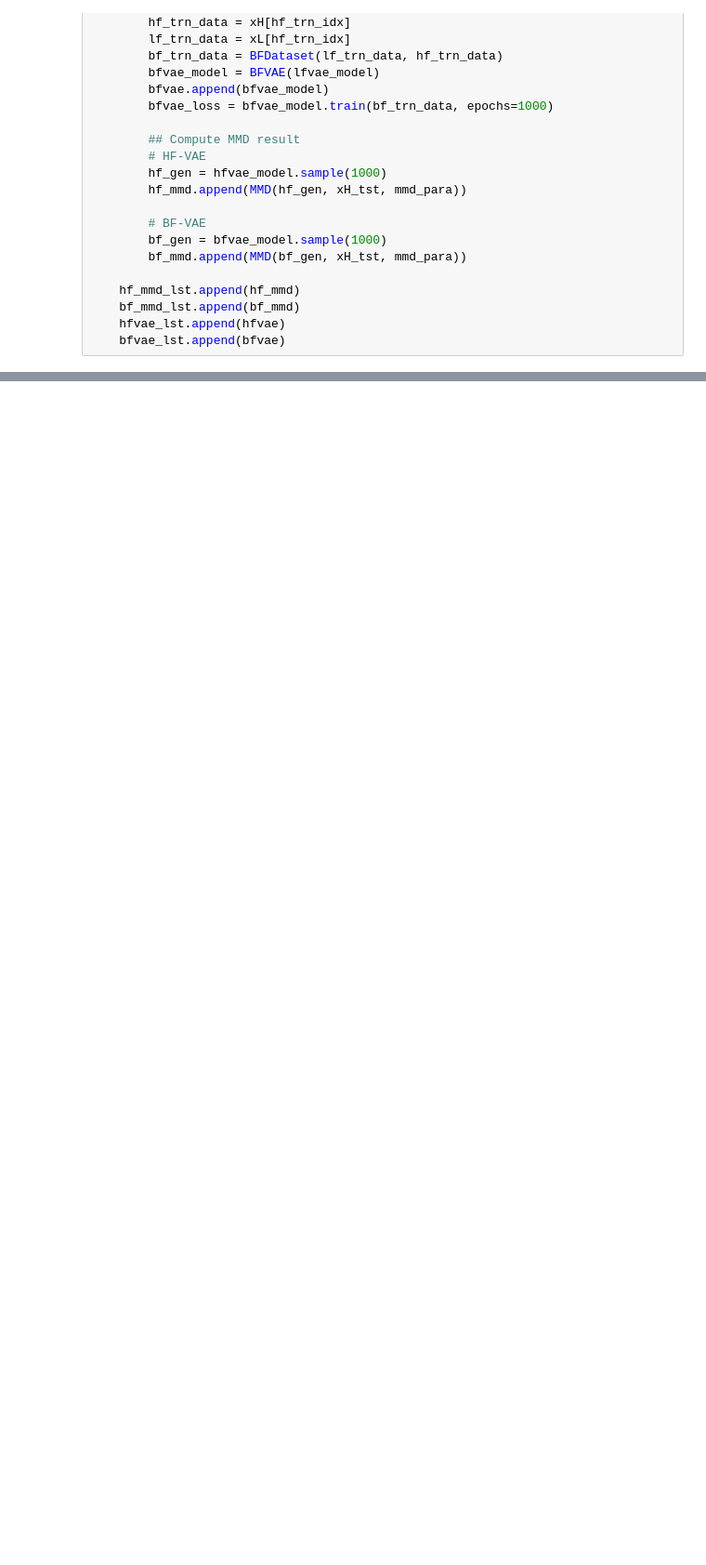
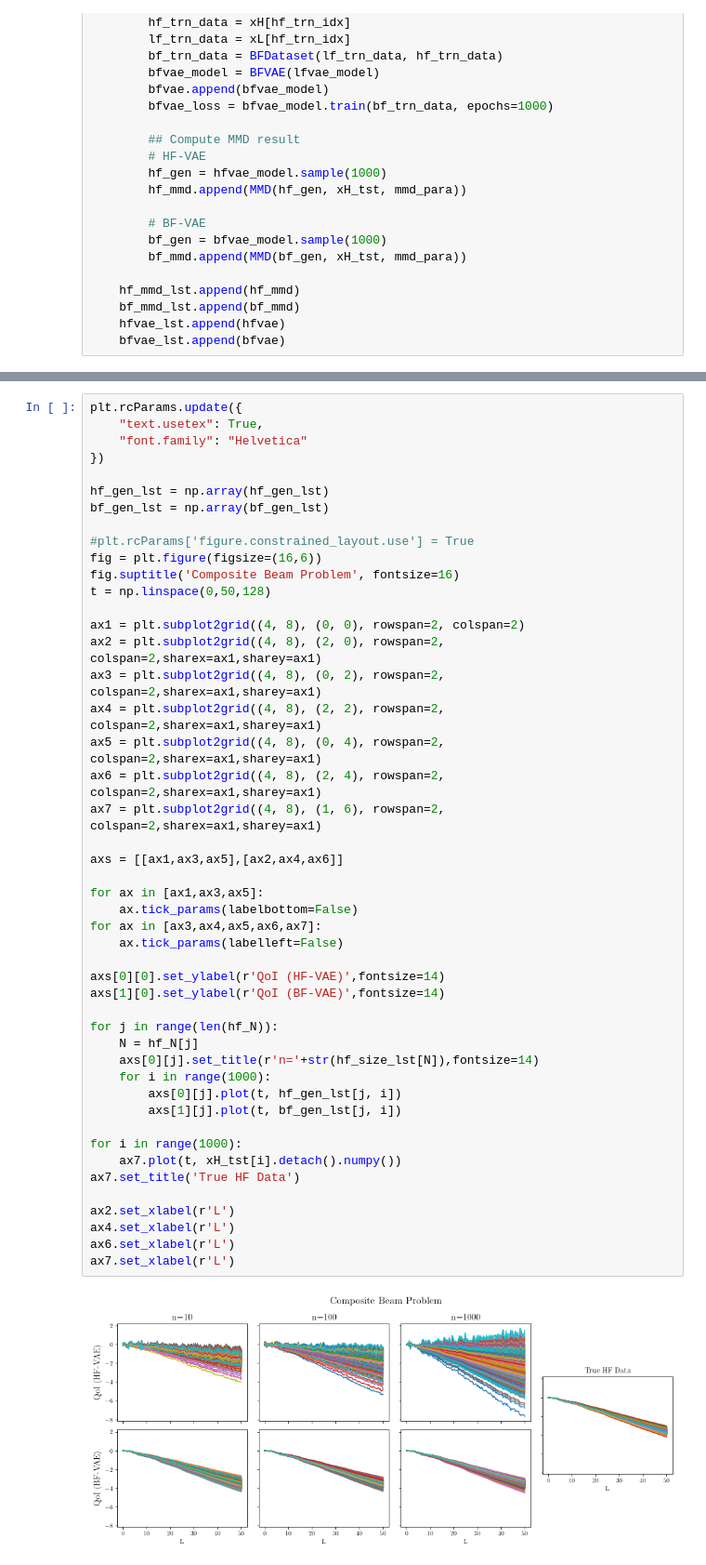
Before and after one commit to CU-UQ/Bi-fidelity-VAE, a Jupyter notebook: BF-VAE-beam.ipynb, the cells around one changed output, grey strips where cells are left out. Shown at 93% size. Saved outputs shown, nothing was run; the diff lists cells and outputs as text; blank space fills up the shorter version.

```diff
--- a/BF-VAE-beam.ipynb
+++ b/BF-VAE-beam.ipynb
@@ -111,0 +112,49 @@ for j in range(len(hf_N)):
+# %%
+plt.rcParams.update({
+    "text.usetex": True,
+    "font.family": "Helvetica"
+})
+
+hf_gen_lst = np.array(hf_gen_lst)
+bf_gen_lst = np.array(bf_gen_lst)
+
+#plt.rcParams['figure.constrained_layout.use'] = True
+fig = plt.figure(figsize=(16,6))
+fig.suptitle('Composite Beam Problem', fontsize=16)
+t = np.linspace(0,50,128)
+
+ax1 = plt.subplot2grid((4, 8), (0, 0), rowspan=2, colspan=2)
+ax2 = plt.subplot2grid((4, 8), (2, 0), rowspan=2, colspan=2,sharex=ax1,sharey=ax1)
+ax3 = plt.subplot2grid((4, 8), (0, 2), rowspan=2, colspan=2,sharex=ax1,sharey=ax1)
+ax4 = plt.subplot2grid((4, 8), (2, 2), rowspan=2, colspan=2,sharex=ax1,sharey=ax1)
+ax5 = plt.subplot2grid((4, 8), (0, 4), rowspan=2, colspan=2,sharex=ax1,sharey=ax1)
+ax6 = plt.subplot2grid((4, 8), (2, 4), rowspan=2, colspan=2,sharex=ax1,sharey=ax1)
+ax7 = plt.subplot2grid((4, 8), (1, 6), rowspan=2, colspan=2,sharex=ax1,sharey=ax1)
+
+axs = [[ax1,ax3,ax5],[ax2,ax4,ax6]]
+
+for ax in [ax1,ax3,ax5]:
+    ax.tick_params(labelbottom=False)
+for ax in [ax3,ax4,ax5,ax6,ax7]:
+    ax.tick_params(labelleft=False)
+
+axs[0][0].set_ylabel(r'QoI (HF-VAE)',fontsize=14)
+axs[1][0].set_ylabel(r'QoI (BF-VAE)',fontsize=14)
+
+for j in range(len(hf_N)):
+    N = hf_N[j]
+    axs[0][j].set_title(r'n='+str(hf_size_lst[N]),fontsize=14)
+    for i in range(1000):
+        axs[0][j].plot(t, hf_gen_lst[j, i])
+        axs[1][j].plot(t, bf_gen_lst[j, i])
+
+for i in range(1000):
+    ax7.plot(t, xH_tst[i].detach().numpy())
+ax7.set_title('True HF Data')
+
+ax2.set_xlabel(r'L')
+ax4.set_xlabel(r'L')
+ax6.set_xlabel(r'L')
+ax7.set_xlabel(r'L')
+# %% [output]
+[figure, added]
```
Also changed, not shown: parts of 6 cells of this notebook, 2 other files.
